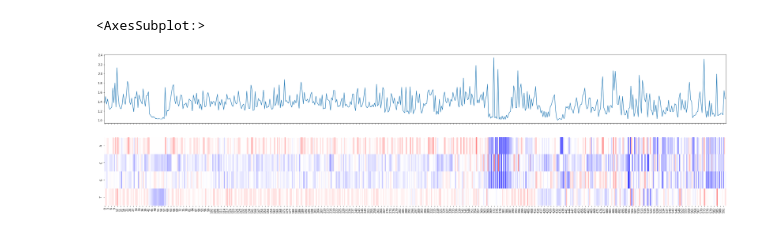
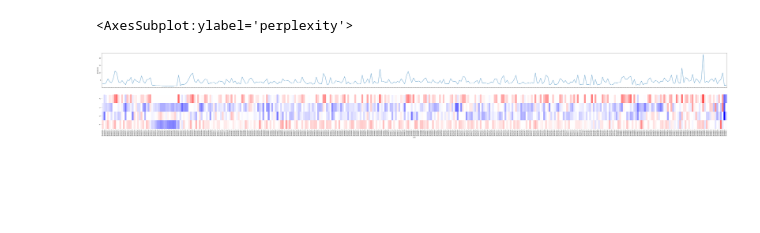
Before and after one commit to songlab-cal/gpn, a Jupyter notebook: plantbert/mlm/plot_perplexity_small_region.ipynb, the cells around one changed output. Cells and saved outputs as stored; diff of their text form; code cells hidden in the pictures; blank space fills up the shorter version.

```diff
--- a/plantbert/mlm/plot_perplexity_small_region.ipynb
+++ b/plantbert/mlm/plot_perplexity_small_region.ipynb
@@ -51,0 +9,12 @@ df
+# %%
+#coordinates = "Chr5:3564493-3565087"
+#coordinates = "Chr5:552887-553012"
+coordinates = "Chr5:3500000-3600000"
+start = int(coordinates.split(":")[1].split("-")[0])
+end = int(coordinates.split(":")[1].split("-")[1])
+
+df = pd.read_parquet(f"logits_{coordinates}.parquet")
+genome = SeqIO.to_dict(SeqIO.parse("../../data/mlm/tair10.fa", "fasta"))
+df["ref_nuc"] = df.apply(lambda row: genome[row.chromosome][row.pos], axis=1)
+df.set_index("pos", inplace=True, drop=False)
+df
@@ -112,4 +95,3 @@ np.log
 # %%
 def cross_entropy(y, y_pre):
-    loss = -np.sum(y*np.log(y_pre))
-    return loss/float(y_pre.shape[0])
+    return -np.sum(y*np.log(y_pre), axis=1)
@@ -120,6 +98,6 @@ cross_entropy(np.array([0, 1.0, 0]), np.array([0.01, 0.98, 0.01]))
 # %%
 true_cols = [f"ref_1hot_{nucleotide}" for nucleotide in nucleotides]
 pred_cols = nucleotides
-df["cross_entropy"] = df.apply(lambda row: cross_entropy(row[true_cols].values.astype('float64'), row[pred_cols].values.astype('float64')), axis=1)
+df["cross_entropy"] = cross_entropy(df[true_cols].values, df[pred_cols].values)
 df
 # %% [output]
@@ -141,22 +170,29 @@ df["perplexity"] = np.exp(df.cross_entropy)
 # %%
+# Chr5:3,564,508-3,564,861
+min_pos = 3564508
+max_pos = 3564861
+
 #plt.figure(figsize=(40, 5))
 
-fig, axes = plt.subplots(2, 1, sharex=True, sharey=False, figsize=(40, 10))
+fig, axes = plt.subplots(2, 1, sharex=True, sharey=False, figsize=(80, 10))
 
-#sns.lineplot(data=df, y="perplexity", x="pos", ax=axes[0])
-df.perplexity.plot(ax=axes[0])
 
-sns.heatmap(
-    data=df_llr[nucleotides].T,
+
+g = sns.heatmap(
+    data=df_llr.loc[min_pos:max_pos, nucleotides].T,
     #square=True,
     cbar=False,
     cbar_kws={"orientation": "vertical", "shrink": .05, "label": "LLR"},
     center=0,
     cmap="bwr",
     #annot=annot,
     #fmt = ''
     ax=axes[1]
 )
+
+sns.lineplot(data=df.loc[min_pos:max_pos], y="perplexity", x=g.get_xticks(), ax=axes[0])
+#df.loc[min_pos:max_pos].plot(x="pos", y="perplexity", ax=axes[0])
+# doesn't work because sns heatmap has a different actual xtick range.
 # %% [output]
-<AxesSubplot:>
+<AxesSubplot:ylabel='perplexity'>
-[figure, old version]
+[figure, new version]
```
Also changed, not shown: parts of 21 cells of this notebook, 2 other files.
